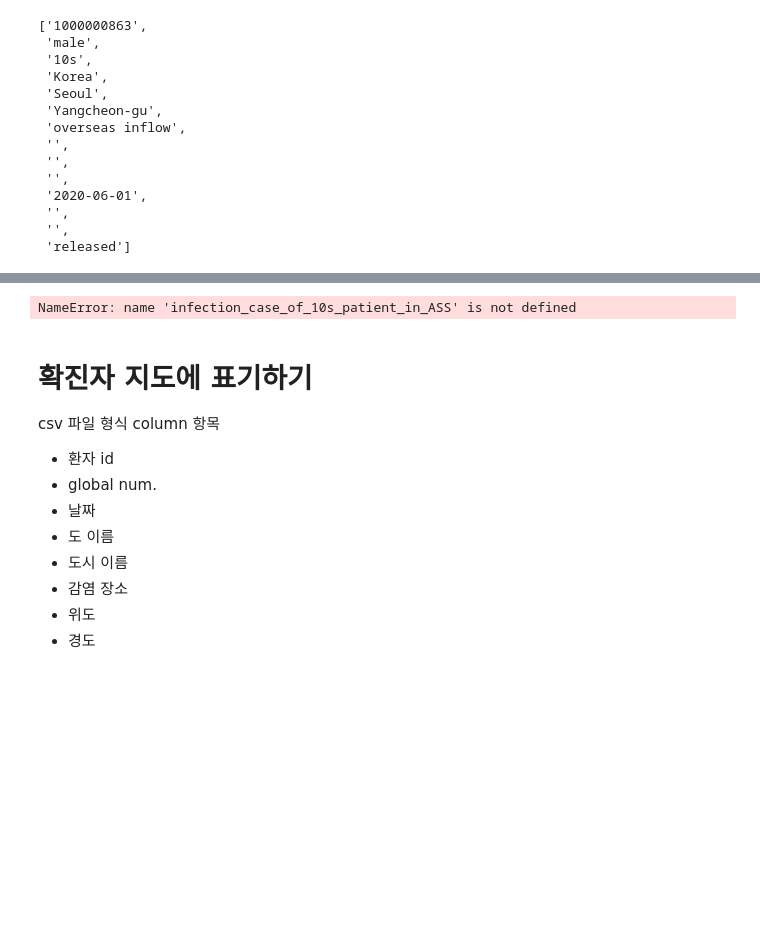
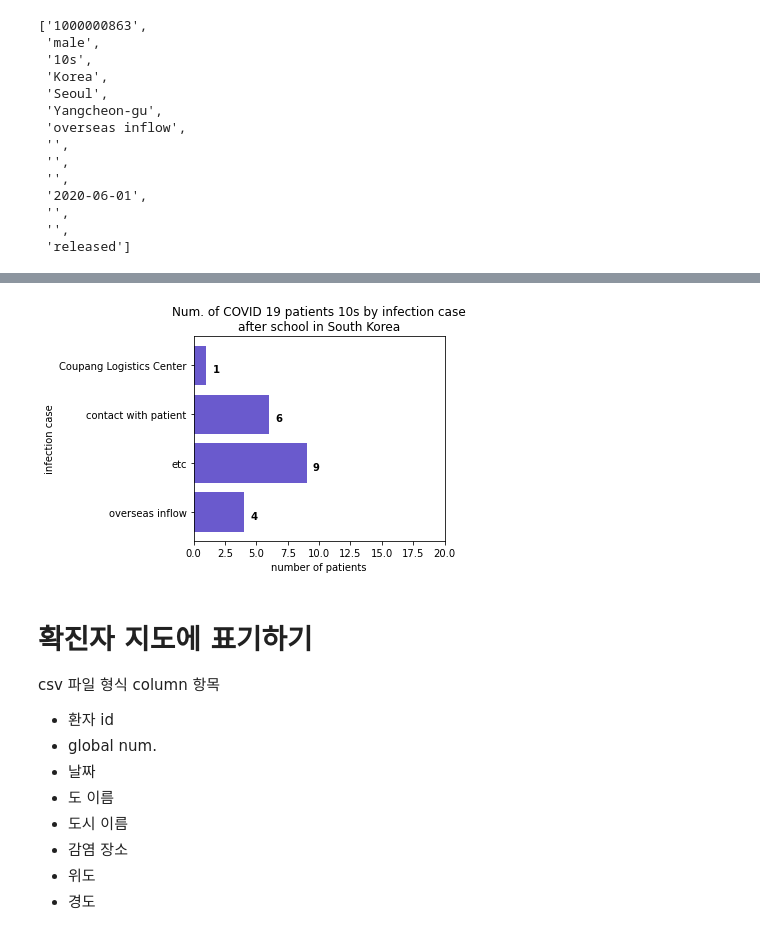
Before and after one commit to Hanjjay/COVID19_data, a Jupyter notebook: data processing.ipynb, the cells around one changed output, grey strips where cells are left out. Saved outputs shown, nothing was run; the diff lists cells and outputs as text; code cells hidden in the pictures; blank space fills up the shorter version.

```diff
--- a/data processing.ipynb
+++ b/data processing.ipynb
@@ -431,38 +458,38 @@ SyntaxError: invalid syntax (<ipython-input-18-9bd85631691b>, line 32)
 # %%
 
 # 개학 후 10대 확진자의 감염 원인 수 확인 그래프
 # draw bar chart
-infection_case = infection_case_of_10s_patient_in_ASS
-num_of_case = num_infection_case_of_10s_patient_in_ASS
+infection_case = ass_10_case_list
+num_of_case = ass_10_case_num_list
 
 y_pos = [i for i, _ in enumerate(infection_case)]
 
 plt.barh(y_pos, num_of_case, color='slateblue')
 plt.ylabel("infection case")
 plt.xlabel("number of patients")
-plt.title("Num. of COVID 19 patients 10s by infection case" + "\n" + "before school in South Korea")
+plt.title("Num. of COVID 19 patients 10s by infection case" + "\n" + "after school in South Korea")
 
 plt.yticks(y_pos, infection_case)
 plt.xlim([0, 20])
 
 plt.tight_layout()
 
 for i, v in enumerate(num_of_case):
     x_axis_txt_mover = 60
     y_axis_txt_mover = .15
     txt_color = 'white'
 
     if(v < 100):
-        x_axis_txt_mover = -2
+        x_axis_txt_mover = -0.5
         txt_color = 'black'
 
     plt.text(v - x_axis_txt_mover, i - y_axis_txt_mover, str(v), color=txt_color, fontweight='bold')
 
-plt.show()
 
-plt.savefig("fig_data/05_10s_case_ASS.png")
+
+plt.savefig("img/05_10s_case_ASS.png")
 # %% [output]
-NameError: name 'infection_case_of_10s_patient_in_ASS' is not defined
+[figure, added]
 # %% [markdown]
 # 확진자 지도에 표기하기
 
```
Also changed, not shown: parts of 14 cells of this notebook, 23 other files.
